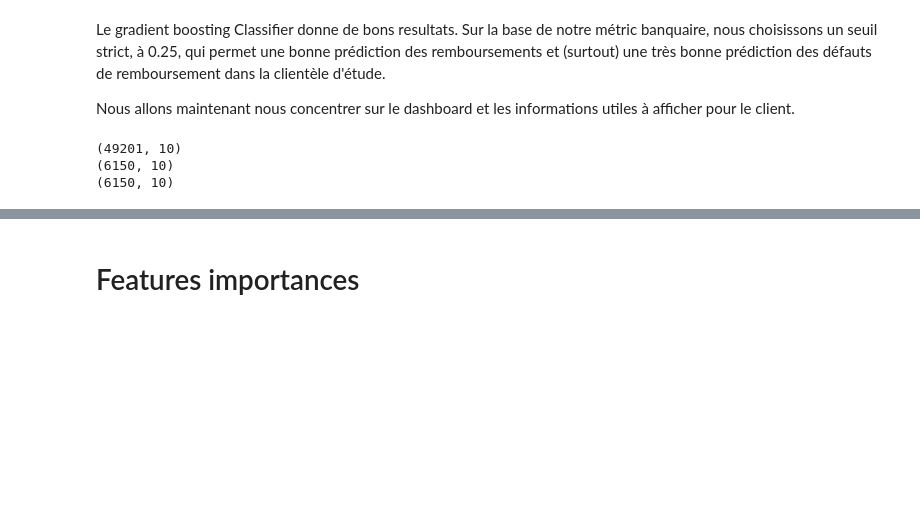
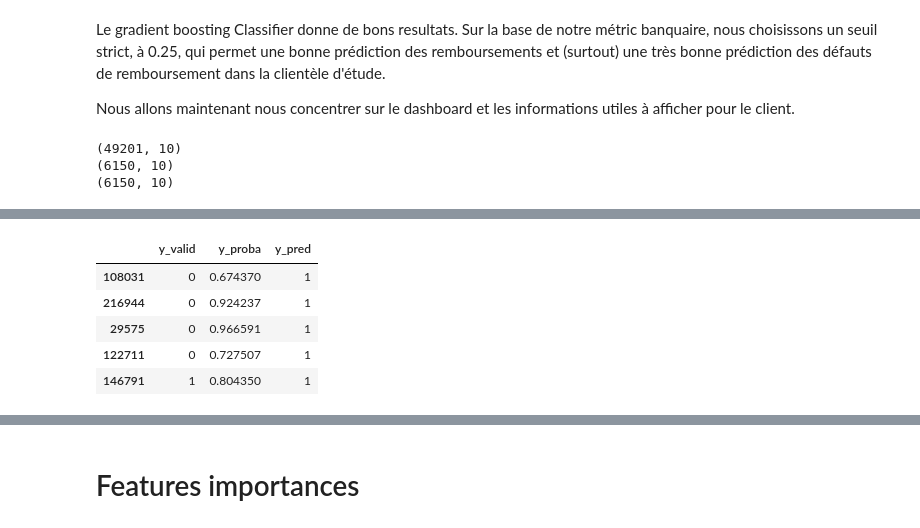
Before and after one commit to kmille50/Implementez_un_modele_de_scoring_camille_brodin, a Jupyter notebook: Brodin_Camille_1_modelisation_102023.ipynb, the cells around one changed output, grey strips where cells are left out. Drawn from its saved outputs; the diff is of its cells as text; code cells hidden in the pictures; blank space fills up the shorter version.

```diff
--- a/Brodin_Camille_1_modelisation_102023.ipynb
+++ b/Brodin_Camille_1_modelisation_102023.ipynb
@@ -1400,6 +1429,16 @@ artifacts: ['model/MLmodel', 'model/conda.yaml', 'model/model.pkl', 'model/model
 params: {'algorithm': 'auto', 'base_score': 'None', 'booster': 'None', 'colsample_bylevel': 'None', 'colsample_bynode': 'None', 'colsample_bytree': 'None', 'custom_metric': 'None', 'device': 'None', ' ...
 metrics: {}
 tags: {'estimator_class': 'sklearn.neighbors._unsupervised.NearestNeighbors', 'estimator_name': 'NearestNeighbors'}
+# %%
+df_final.to_csv("df_final.csv", index=False)
+df_final.head(5)
+# %% [output]
+|  | y_valid | y_proba | y_pred |
+| 108031 | 0 | 0.674370 | 1 |
+| 216944 | 0 | 0.924237 | 1 |
+| 29575 | 0 | 0.966591 | 1 |
+| 122711 | 0 | 0.727507 | 1 |
+| 146791 | 1 | 0.804350 | 1 |
 # %%
 XGBClass_fine_tuned.score(X_valid, y_valid)
 # %% [output]
```
Also changed, not shown: parts of 43 cells of this notebook, 3 other files.
